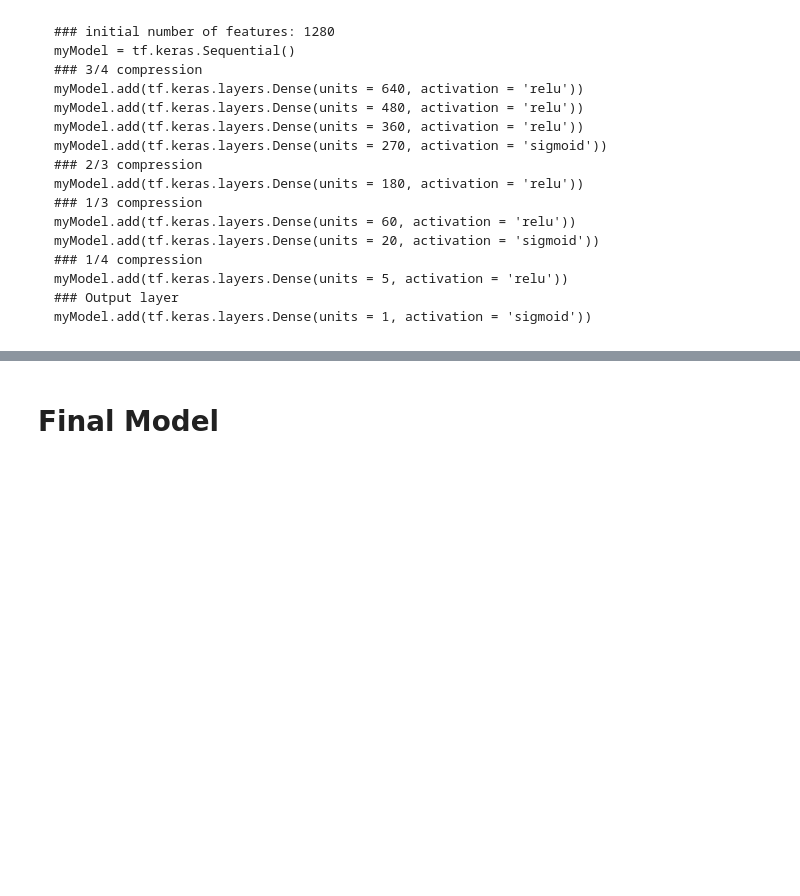
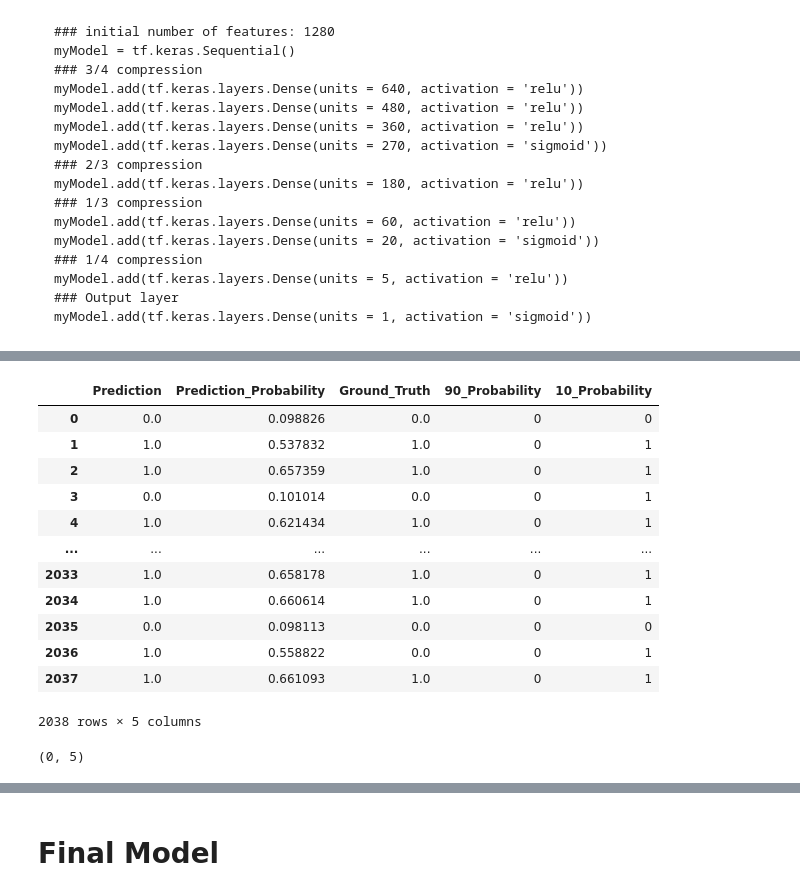
Before and after one commit to LloydJonesIII/Data_Science_Practice, a Jupyter notebook: HomeWork/Protein_Project/protein_prediction.ipynb, the cells around one changed output, grey strips where cells are left out. Drawn from its saved outputs; the diff is of its cells as text; code cells hidden in the pictures; blank space fills up the shorter version.

````diff
--- a/HomeWork/Protein_Project/protein_prediction.ipynb
+++ b/HomeWork/Protein_Project/protein_prediction.ipynb
@@ -55,3 +147,23 @@ myModel.add(tf.keras.layers.Dense(units = 5, activation = 'relu'))
 ### Output layer
 myModel.add(tf.keras.layers.Dense(units = 1, activation = 'sigmoid'))
 ```
+# %%
+### initial number of features: 1280
+intModel = tf.keras.Sequential()
+### 3/4 compression
+intModel.add(tf.keras.layers.Dense(units = 640, activation = 'relu'))
+intModel.add(tf.keras.layers.Dense(units = 480, activation = 'relu'))
+intModel.add(tf.keras.layers.Dense(units = 360, activation = 'relu'))
+intModel.add(tf.keras.layers.Dense(units = 270, activation = 'sigmoid'))
+### 2/3 compression
+intModel.add(tf.keras.layers.Dense(units = 180, activation = 'relu'))
+### 1/3 compression
+intModel.add(tf.keras.layers.Dense(units = 60, activation = 'relu'))
+intModel.add(tf.keras.layers.Dense(units = 20, activation = 'sigmoid'))
+### 1/4 compression
+intModel.add(tf.keras.layers.Dense(units = 5, activation = 'relu'))
+### Output layer
+intModel.add(tf.keras.layers.Dense(units = 1, activation = 'sigmoid'))
+# %%
+intModel.compile(loss='binary_crossentropy')
+intModel.fit(x_train, y_train)
@@ -57,0 +173,5 @@ myModel.add(tf.keras.layers.Dense(units = 1, activation = 'sigmoid'))
+# %%
+predictionRaw = intModel.predict(x_test)
+print(predictionRaw)
+predictionProbability = predictionRaw.flatten()
+prediction = predictionProbability.round()
@@ -57,0 +187,29 @@ myModel.add(tf.keras.layers.Dense(units = 1, activation = 'sigmoid'))
+# %%
+test_y = pd.DataFrame(y_test)
+performanceDataFrame = pd.DataFrame(
+                       data = {
+                               'Prediction':prediction,
+                               'Prediction_Probability':predictionProbability,
+                               'Ground_Truth':test_y[0]
+                               })
+
+performanceDataFrame['90_Probability'] = (performanceDataFrame['Prediction_Probability'] >= 0.90).astype(int)
+performanceDataFrame['10_Probability'] = (performanceDataFrame['Prediction_Probability'] >= 0.10).astype(int)
+
+display(performanceDataFrame)
+display(performanceDataFrame[performanceDataFrame['Prediction_Probability'] >= .90].shape)
+# %% [output]
+|  | Prediction | Prediction_Probability | Ground_Truth | 90_Probability | 10_Probability |
+| 0 | 0.0 | 0.098826 | 0.0 | 0 | 0 |
+| 1 | 1.0 | 0.537832 | 1.0 | 0 | 1 |
+| 2 | 1.0 | 0.657359 | 1.0 | 0 | 1 |
+| 3 | 0.0 | 0.101014 | 0.0 | 0 | 1 |
+| 4 | 1.0 | 0.621434 | 1.0 | 0 | 1 |
+| ... | ... | ... | ... | ... | ... |
+| 2033 | 1.0 | 0.658178 | 1.0 | 0 | 1 |
+| 2034 | 1.0 | 0.660614 | 1.0 | 0 | 1 |
+| 2035 | 0.0 | 0.098113 | 0.0 | 0 | 0 |
+| 2036 | 1.0 | 0.558822 | 0.0 | 0 | 1 |
+| 2037 | 1.0 | 0.661093 | 1.0 | 0 | 1 |
+2038 rows × 5 columns
+(0, 5)
````
Also changed, not shown: parts of 22 cells of this notebook, 1 other file.
